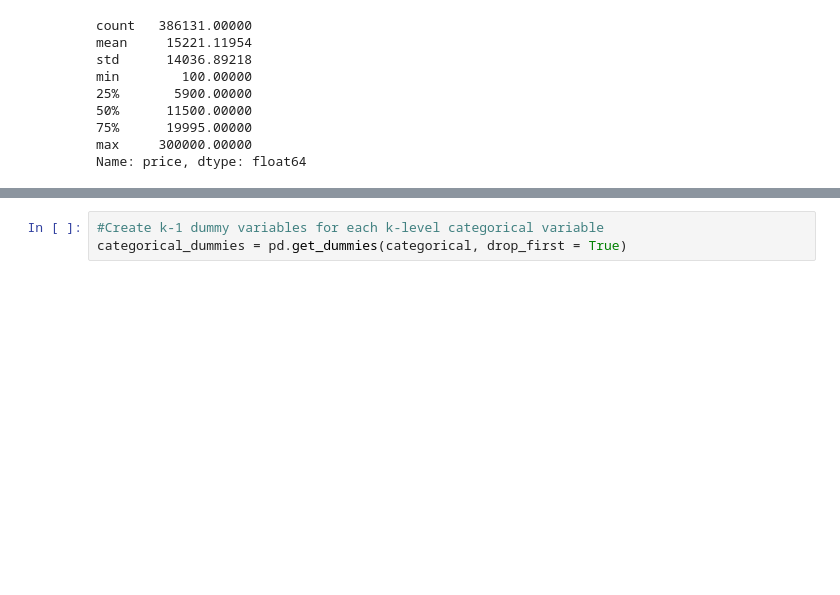
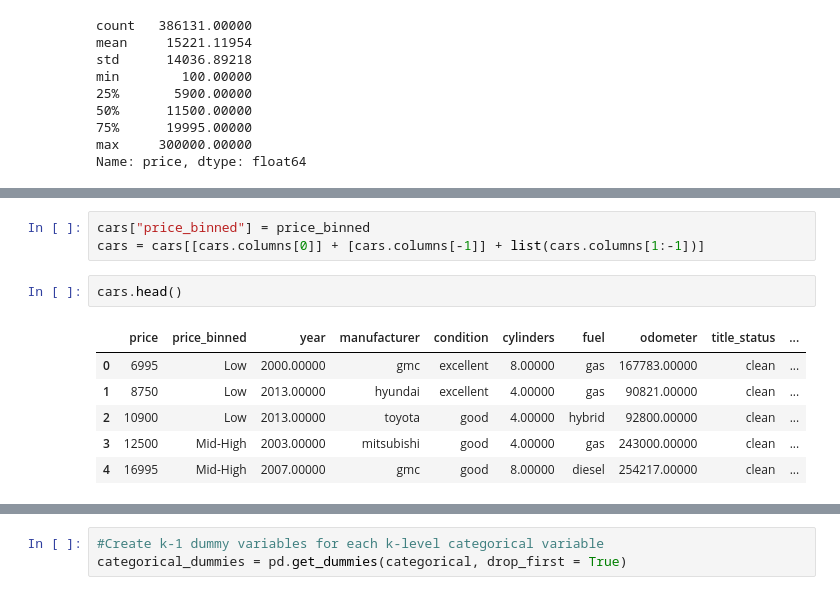
Before and after one commit to matthiasronnau/BANA-212-Final-Project, a Jupyter notebook: BANA-212 Final Project.ipynb, the cells around one changed output, grey strips where cells are left out. Saved outputs shown, nothing was run; the diff lists cells and outputs as text; blank space fills up the shorter version.

```diff
--- a/BANA-212 Final Project.ipynb
+++ b/BANA-212 Final Project.ipynb
@@ -376,3 +358,15 @@ Name: price, dtype: float64
+# %%
+cars["price_binned"] = price_binned
+cars = cars[[cars.columns[0]] + [cars.columns[-1]] + list(cars.columns[1:-1])]
+# %%
+cars.head()
+# %% [output]
+|  | price | price_binned | year | manufacturer | condition | cylinders | fuel | odometer | title_status | ... |
+| 0 | 6995 | Low | 2000.00000 | gmc | excellent | 8.00000 | gas | 167783.00000 | clean | ... |
+| 1 | 8750 | Low | 2013.00000 | hyundai | excellent | 4.00000 | gas | 90821.00000 | clean | ... |
+| 2 | 10900 | Low | 2013.00000 | toyota | good | 4.00000 | hybrid | 92800.00000 | clean | ... |
+| 3 | 12500 | Mid-High | 2003.00000 | mitsubishi | good | 4.00000 | gas | 243000.00000 | clean | ... |
+| 4 | 16995 | Mid-High | 2007.00000 | gmc | good | 8.00000 | diesel | 254217.00000 | clean | ... |
 # %%
 cars_no_missing = cars.copy()
 cars_no_missing.dropna(inplace = True)
```
Also changed, not shown: parts of 18 cells of this notebook.
